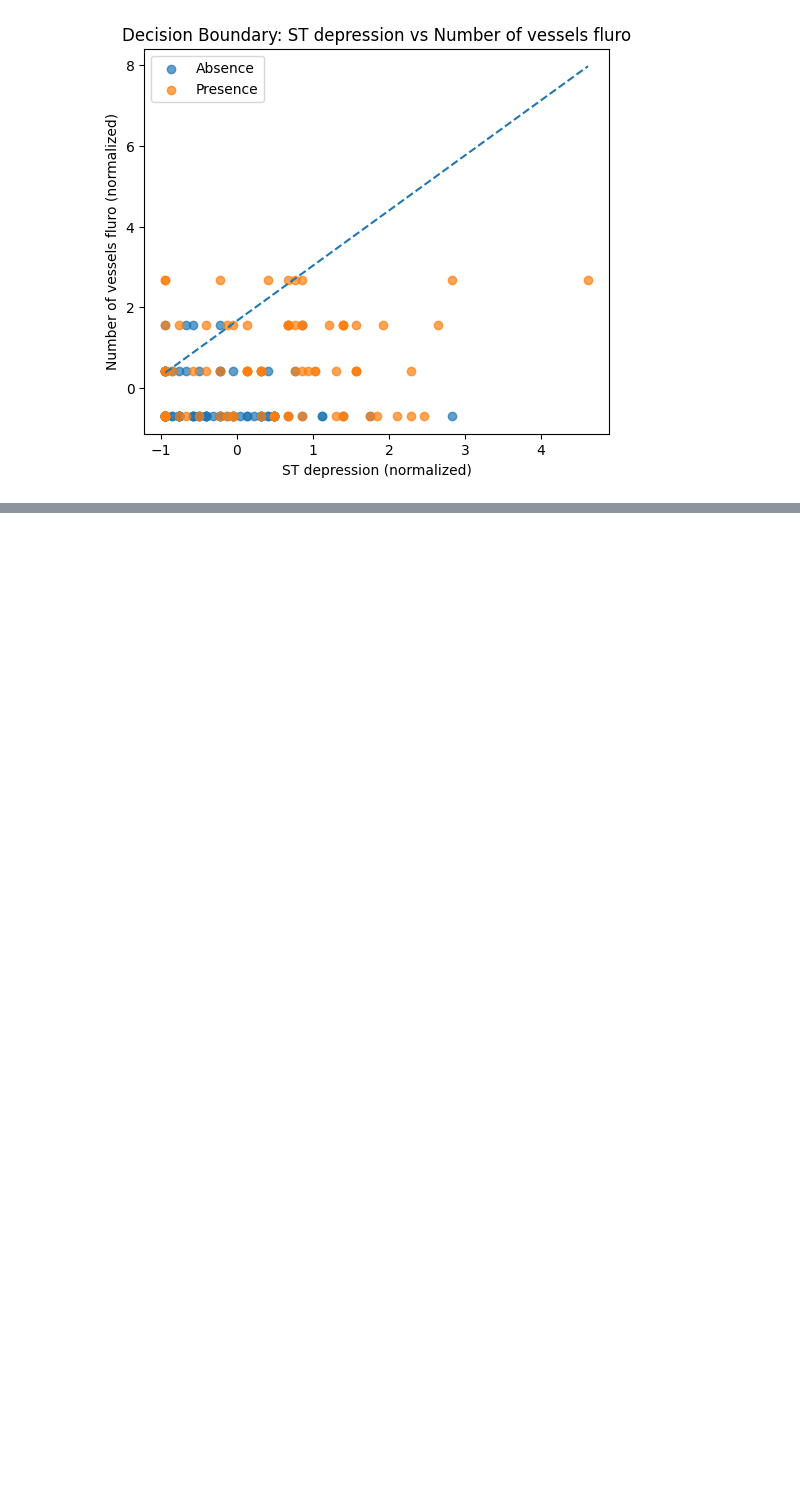
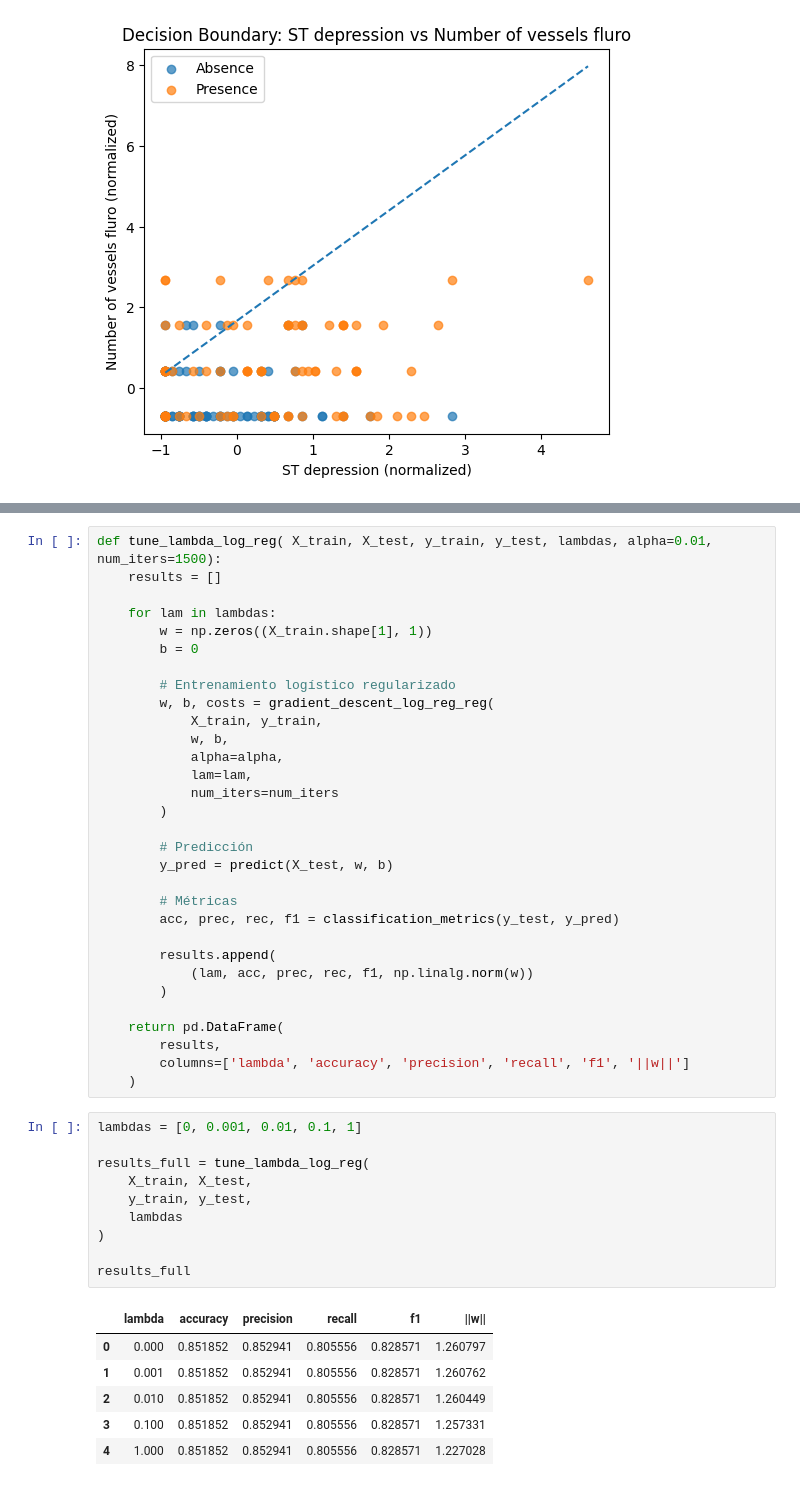
Before and after one commit to andrescalderonr/Heart-Disease-Risk-Prediction, a Jupyter notebook: heart_disease_lr_analysis.ipynb, the cells around one changed output, grey strips where cells are left out. Cells and saved outputs as stored; diff of their text form; blank space fills up the shorter version.

```diff
--- a/heart_disease_lr_analysis.ipynb
+++ b/heart_disease_lr_analysis.ipynb
@@ -454,0 +501,48 @@ plt.show()
+# %%
+def tune_lambda_log_reg( X_train, X_test, y_train, y_test, lambdas, alpha=0.01, num_iters=1500):
+    results = []
+
+    for lam in lambdas:
+        w = np.zeros((X_train.shape[1], 1))
+        b = 0
+
+        # Entrenamiento logístico regularizado
+        w, b, costs = gradient_descent_log_reg_reg(
+            X_train, y_train,
+            w, b,
+            alpha=alpha,
+            lam=lam,
+            num_iters=num_iters
+        )
+
+        # Predicción
+        y_pred = predict(X_test, w, b)
+
+        # Métricas
+        acc, prec, rec, f1 = classification_metrics(y_test, y_pred)
+
+        results.append(
+            (lam, acc, prec, rec, f1, np.linalg.norm(w))
+        )
+
+    return pd.DataFrame(
+        results,
+        columns=['lambda', 'accuracy', 'precision', 'recall', 'f1', '||w||']
+    )
+# %%
+lambdas = [0, 0.001, 0.01, 0.1, 1]
+
+results_full = tune_lambda_log_reg(
+    X_train, X_test,
+    y_train, y_test,
+    lambdas
+)
+
+results_full
+# %% [output]
+|  | lambda | accuracy | precision | recall | f1 | ||w|| |
+| 0 | 0.000 | 0.851852 | 0.852941 | 0.805556 | 0.828571 | 1.260797 |
+| 1 | 0.001 | 0.851852 | 0.852941 | 0.805556 | 0.828571 | 1.260762 |
+| 2 | 0.010 | 0.851852 | 0.852941 | 0.805556 | 0.828571 | 1.260449 |
+| 3 | 0.100 | 0.851852 | 0.852941 | 0.805556 | 0.828571 | 1.257331 |
+| 4 | 1.000 | 0.851852 | 0.852941 | 0.805556 | 0.828571 | 1.227028 |
```
Also changed, not shown: parts of 9 cells of this notebook.
